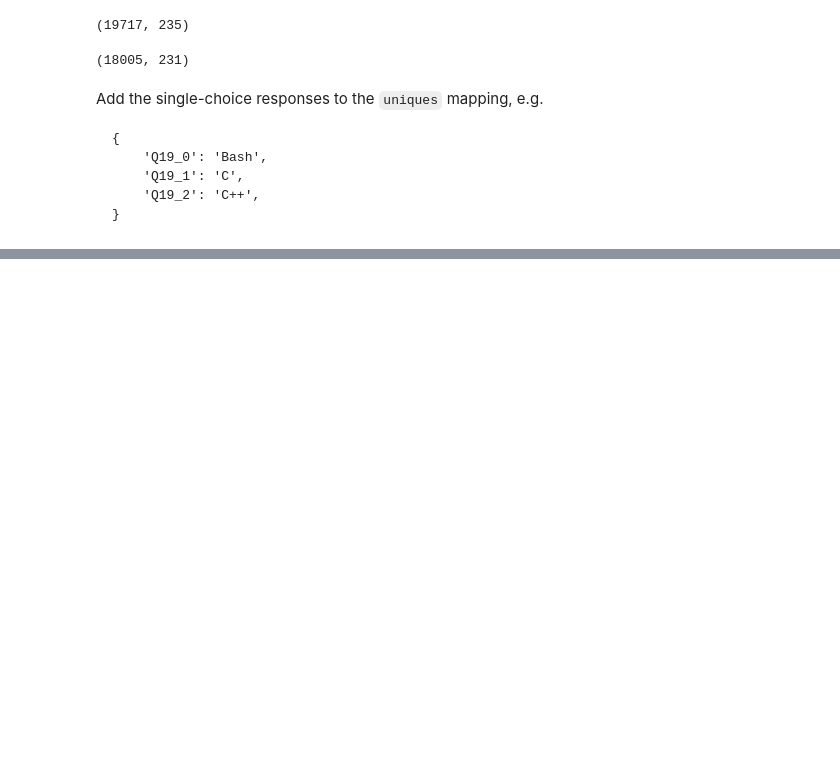
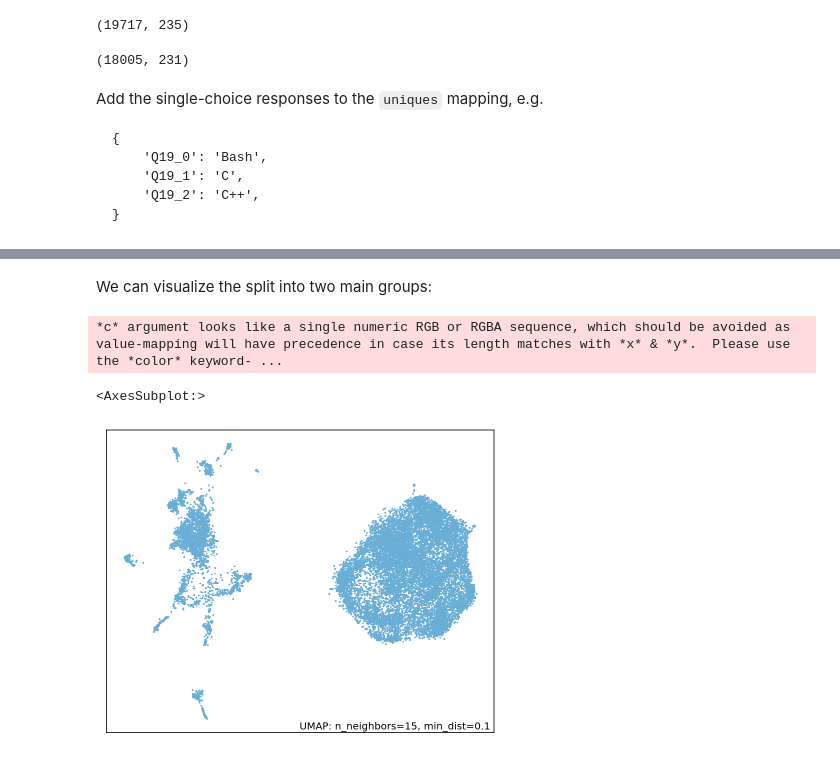
Before and after one commit to nikolay-shenkov/kaggle_survey_clustering, a Jupyter notebook: survey_preprocess.ipynb, the cells around one changed output, grey strips where cells are left out. Cells and saved outputs as stored; diff of their text form; code cells hidden in the pictures; blank space fills up the shorter version.

Commit message:
move initial umap to preprocess

```diff
--- a/survey_preprocess.ipynb
+++ b/survey_preprocess.ipynb
@@ -224,3 +206,6 @@ with open('data/responses.json', 'w') as f:
 
 with open('data/short_questions.json', 'w') as f:
     json.dump(short_qs, f)
+# %%
+df = pd.read_feather('data/encoded_responses.feather')
+res = pd.read_feather('data/processed_responses.feather')
@@ -226,0 +216,6 @@ with open('data/short_questions.json', 'w') as f:
+# %%
+%%time
+
+# Jaccard is perhaps a more appropriate metric, but Euclidean distance surves our purposes here
+mapper = UMAP(n_neighbors=15, min_dist=0.1, metric='euclidean', random_state=0).fit(df)
+proj = mapper.transform(df)
@@ -226,0 +225,8 @@ with open('data/short_questions.json', 'w') as f:
+# %% [markdown]
+We can visualize the split into two main groups:
+# %%
+umap.plot.points(mapper, width=500, height=400)
+# %% [output]
+*c* argument looks like a single numeric RGB or RGBA sequence, which should be avoided as value-mapping will have precedence in case its length matches with *x* & *y*.  Please use the *color* keyword- ...
+<AxesSubplot:>
+[figure, added]
```
Also changed, not shown: parts of 9 cells of this notebook.
